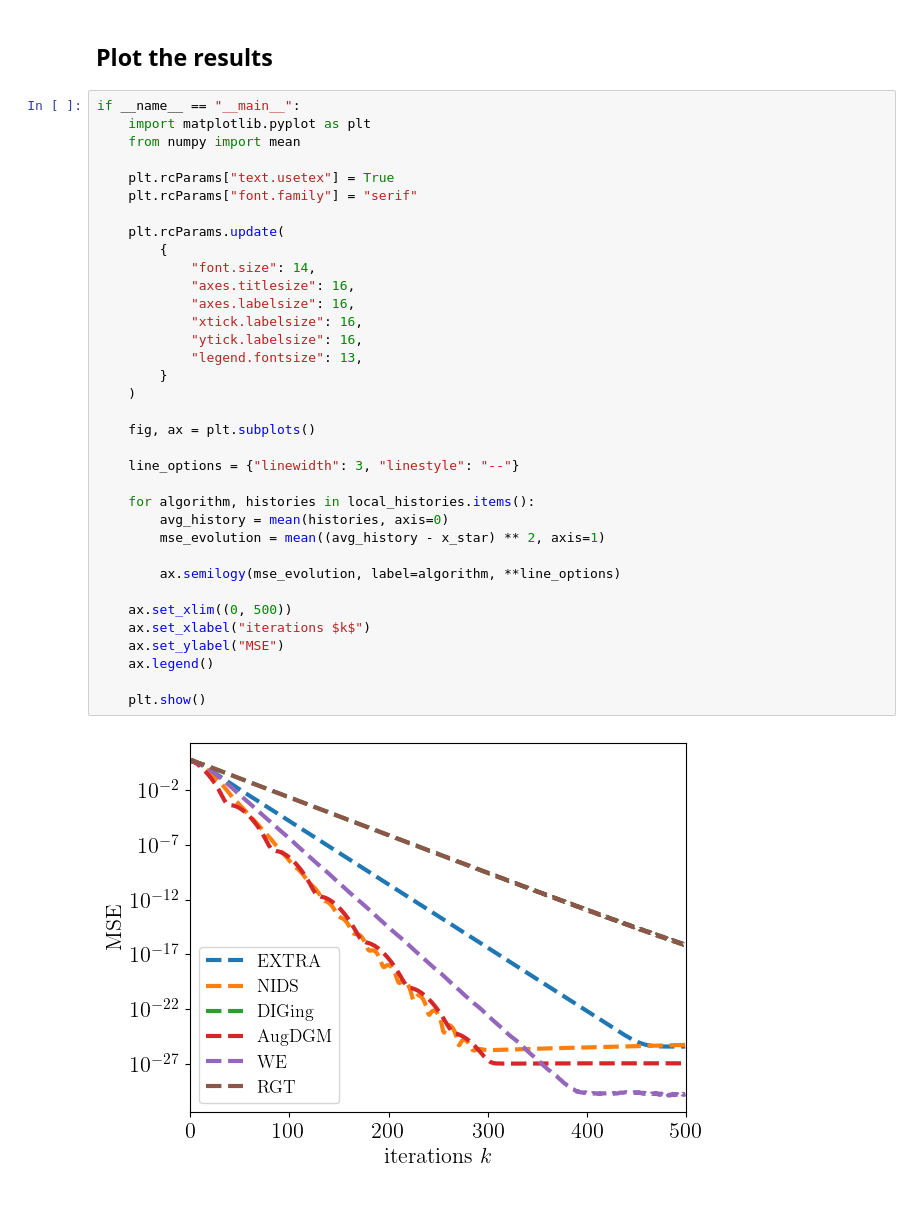
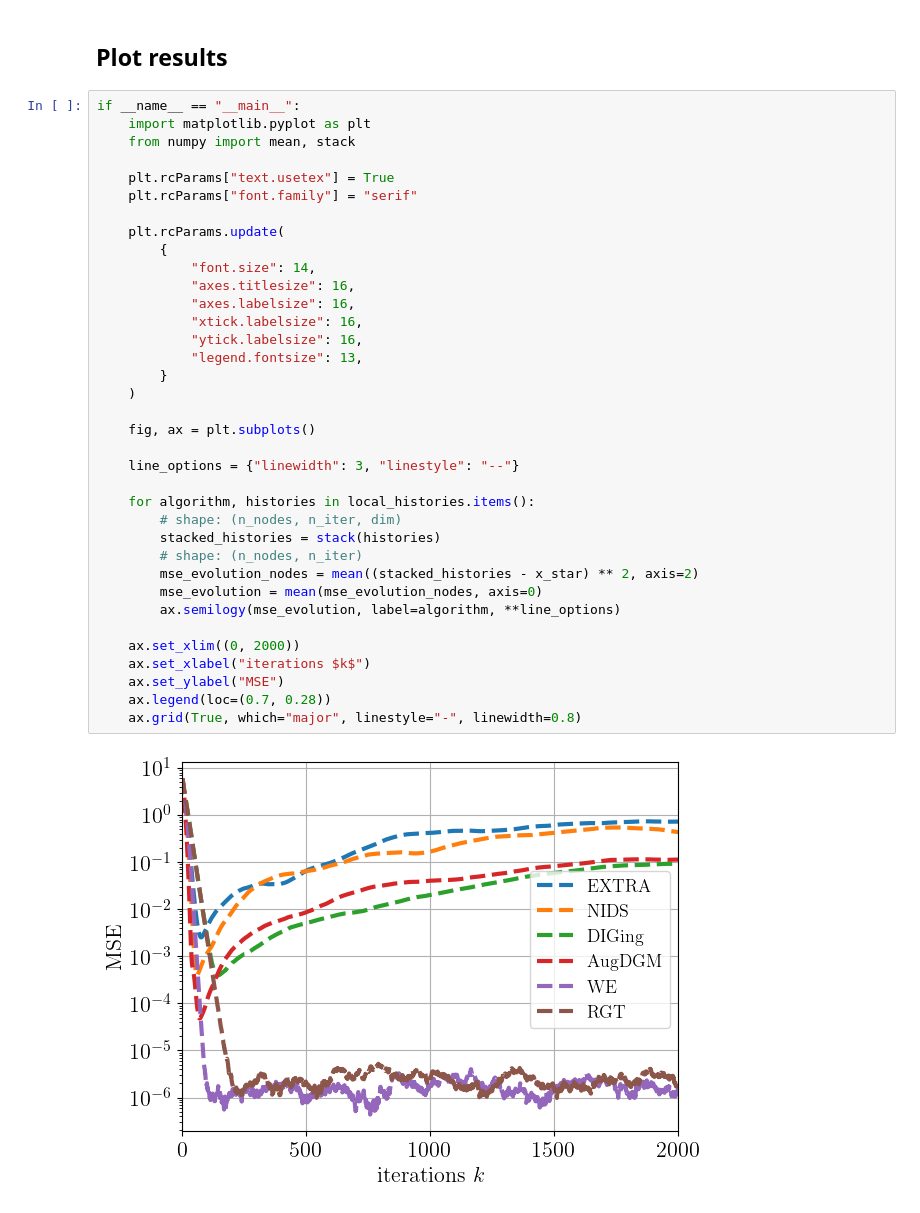
Before and after one commit to rui-huang-opt/dco, a Jupyter notebook: examples/notebooks/ridge_regression.ipynb, the cells around one changed output. Saved outputs shown, nothing was run; the diff lists cells and outputs as text.

```diff
--- a/examples/notebooks/ridge_regression.ipynb
+++ b/examples/notebooks/ridge_regression.ipynb
@@ -134,41 +138,42 @@ Algorithm: AugDGM, Step size: 0.31, Finished!
 Algorithm: WE, Step size: 0.17, Finished!
 Algorithm: RGT, Step size: 0.11, Finished!
 # %% [markdown]
-## Plot the results
+## Plot results
 # %%
 if __name__ == "__main__":
     import matplotlib.pyplot as plt
-    from numpy import mean
+    from numpy import mean, stack
 
     plt.rcParams["text.usetex"] = True
     plt.rcParams["font.family"] = "serif"
 
     plt.rcParams.update(
         {
             "font.size": 14,
             "axes.titlesize": 16,
             "axes.labelsize": 16,
             "xtick.labelsize": 16,
             "ytick.labelsize": 16,
             "legend.fontsize": 13,
         }
     )
 
     fig, ax = plt.subplots()
 
     line_options = {"linewidth": 3, "linestyle": "--"}
 
     for algorithm, histories in local_histories.items():
-        avg_history = mean(histories, axis=0)
-        mse_evolution = mean((avg_history - x_star) ** 2, axis=1)
-
+        # shape: (n_nodes, n_iter, dim)
+        stacked_histories = stack(histories)
+        # shape: (n_nodes, n_iter)
+        mse_evolution_nodes = mean((stacked_histories - x_star) ** 2, axis=2)
+        mse_evolution = mean(mse_evolution_nodes, axis=0)
         ax.semilogy(mse_evolution, label=algorithm, **line_options)
 
-    ax.set_xlim((0, 500))
+    ax.set_xlim((0, 2000))
     ax.set_xlabel("iterations $k$")
     ax.set_ylabel("MSE")
-    ax.legend()
-
-    plt.show()
+    ax.legend(loc=(0.7, 0.28))
+    ax.grid(True, which="major", linestyle="-", linewidth=0.8)
 # %% [output]
-[figure, old version]
+[figure, new version]
```
Also changed, not shown: parts of 10 cells of this notebook, 7 other files.
